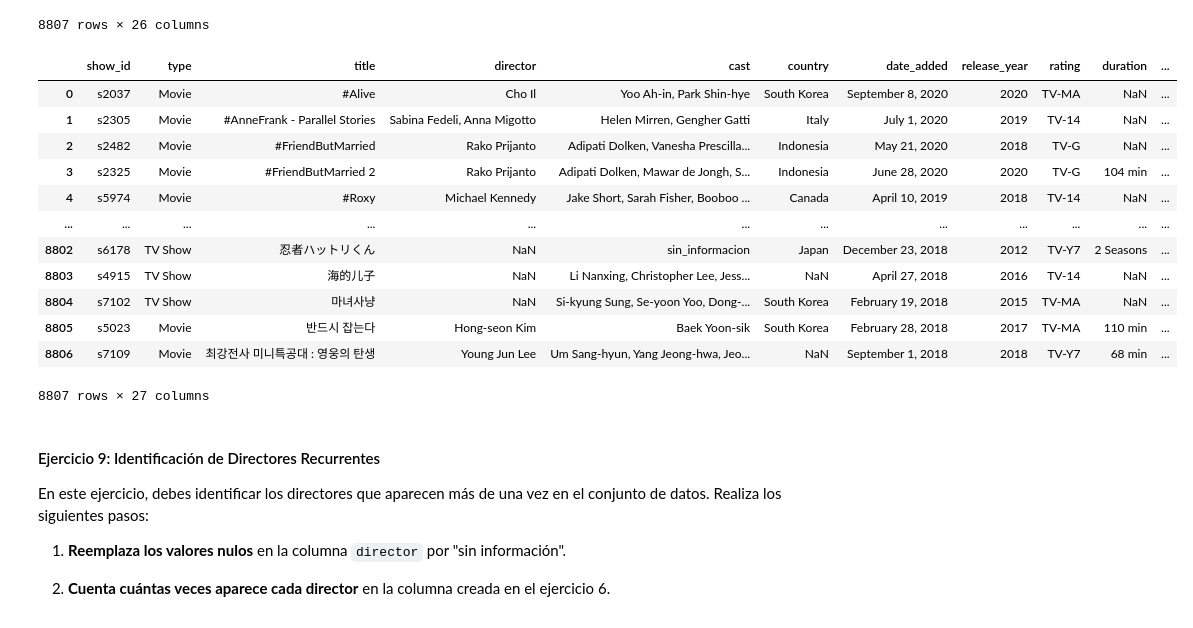
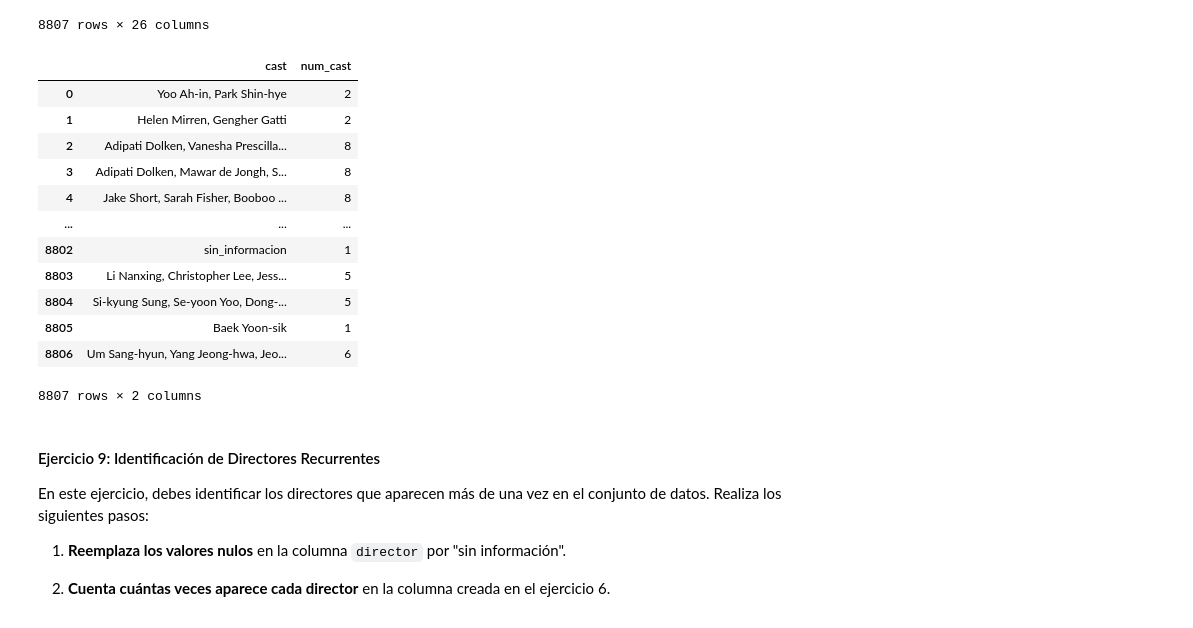
Before and after one commit to AntonioHackio/Pandas_lab_limpieza, a Jupyter notebook: laboratorio-modulo2-leccion05-limpieza.ipynb, the cells around one changed output. Drawn from its saved outputs; the diff is of its cells as text; code cells hidden in the pictures.

```diff
--- a/laboratorio-modulo2-leccion05-limpieza.ipynb
+++ b/laboratorio-modulo2-leccion05-limpieza.ipynb
@@ -262,21 +262,21 @@ df_union_final
 8807 rows × 26 columns
 # %%
 df_union_final["num_cast"] = df_union_final["cast"].apply(lambda x: len(x.split(",")))
-df_union_final
+df_union_final[["cast", "num_cast"]]
 # %% [output]
-|  | show_id | type | title | director | cast | country | date_added | release_year | rating | duration | ... |
-| 0 | s2037 | Movie | #Alive | Cho Il | Yoo Ah-in, Park Shin-hye | South Korea | September 8, 2020 | 2020 | TV-MA | NaN | ... |
-| 1 | s2305 | Movie | #AnneFrank - Parallel Stories | Sabina Fedeli, Anna Migotto | Helen Mirren, Gengher Gatti | Italy | July 1, 2020 | 2019 | TV-14 | NaN | ... |
-| 2 | s2482 | Movie | #FriendButMarried | Rako Prijanto | Adipati Dolken, Vanesha Prescilla... | Indonesia | May 21, 2020 | 2018 | TV-G | NaN | ... |
-| 3 | s2325 | Movie | #FriendButMarried 2 | Rako Prijanto | Adipati Dolken, Mawar de Jongh, S... | Indonesia | June 28, 2020 | 2020 | TV-G | 104 min | ... |
-| 4 | s5974 | Movie | #Roxy | Michael Kennedy | Jake Short, Sarah Fisher, Booboo ... | Canada | April 10, 2019 | 2018 | TV-14 | NaN | ... |
-| ... | ... | ... | ... | ... | ... | ... | ... | ... | ... | ... | ... |
-| 8802 | s6178 | TV Show | 忍者ハットリくん | NaN | sin_informacion | Japan | December 23, 2018 | 2012 | TV-Y7 | 2 Seasons | ... |
-| 8803 | s4915 | TV Show | 海的儿子 | NaN | Li Nanxing, Christopher Lee, Jess... | NaN | April 27, 2018 | 2016 | TV-14 | NaN | ... |
-| 8804 | s7102 | TV Show | 마녀사냥 | NaN | Si-kyung Sung, Se-yoon Yoo, Dong-... | South Korea | February 19, 2018 | 2015 | TV-MA | NaN | ... |
-| 8805 | s5023 | Movie | 반드시 잡는다 | Hong-seon Kim | Baek Yoon-sik | South Korea | February 28, 2018 | 2017 | TV-MA | 110 min | ... |
-| 8806 | s7109 | Movie | 최강전사 미니특공대 : 영웅의 탄생 | Young Jun Lee | Um Sang-hyun, Yang Jeong-hwa, Jeo... | NaN | September 1, 2018 | 2018 | TV-Y7 | 68 min | ... |
+|  | cast | num_cast |
+| 0 | Yoo Ah-in, Park Shin-hye | 2 |
+| 1 | Helen Mirren, Gengher Gatti | 2 |
+| 2 | Adipati Dolken, Vanesha Prescilla... | 8 |
+| 3 | Adipati Dolken, Mawar de Jongh, S... | 8 |
+| 4 | Jake Short, Sarah Fisher, Booboo ... | 8 |
+| ... | ... | ... |
+| 8802 | sin_informacion | 1 |
+| 8803 | Li Nanxing, Christopher Lee, Jess... | 5 |
+| 8804 | Si-kyung Sung, Se-yoon Yoo, Dong-... | 5 |
+| 8805 | Baek Yoon-sik | 1 |
+| 8806 | Um Sang-hyun, Yang Jeong-hwa, Jeo... | 6 |
-8807 rows × 27 columns
+8807 rows × 2 columns
 # %% [markdown]
 
 #### Ejercicio 9: Identificación de Directores Recurrentes
```
